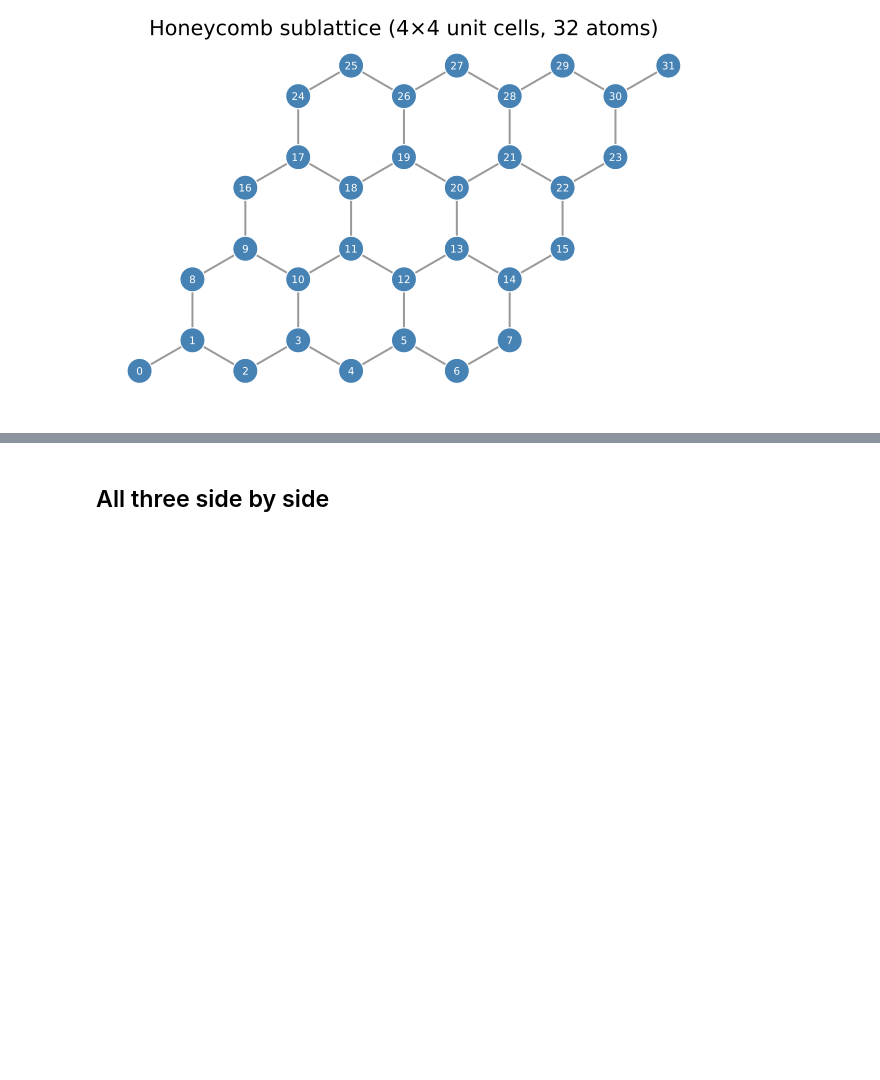
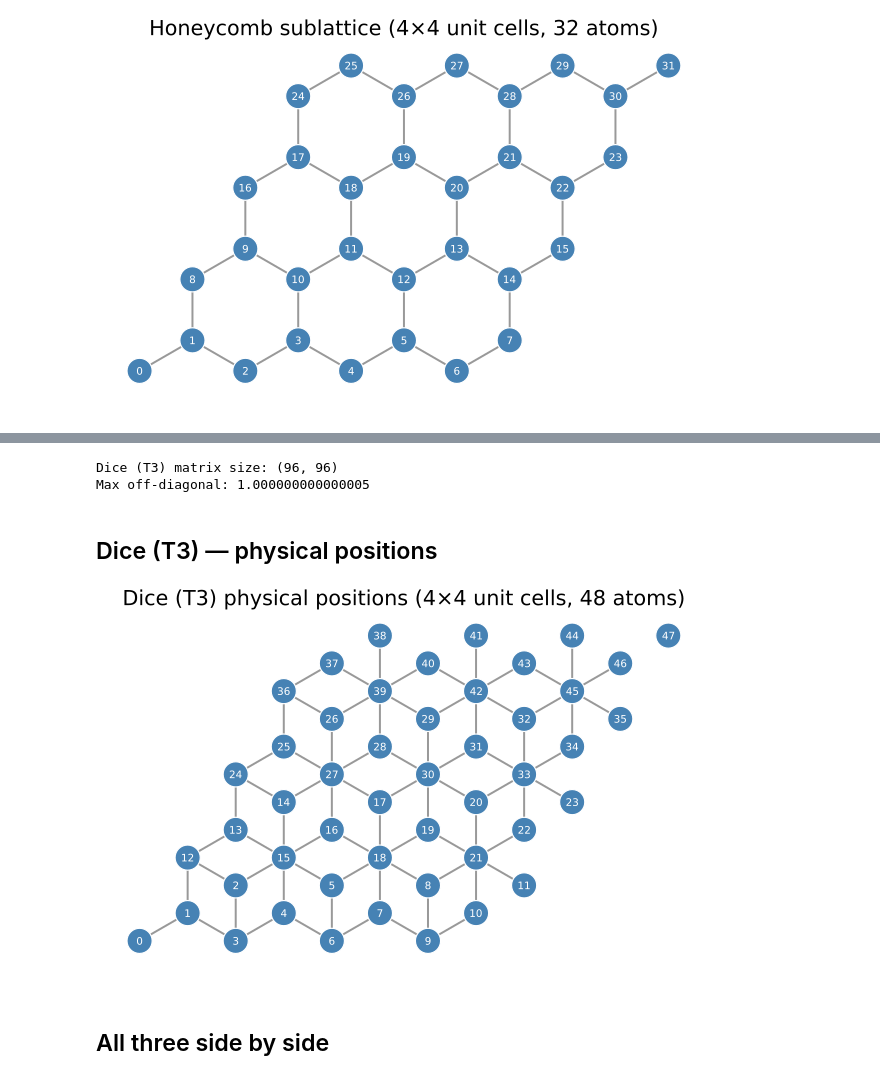
Before and after one commit to TensorBinding/TensorBinding, a Jupyter notebook: examples/test_geometries.ipynb, the cells around one changed output, grey strips where cells are left out. Cells and saved outputs as stored; diff of their text form; code cells hidden in the pictures; blank space fills up the shorter version.

Commit message:
Dice lattice added

```diff
--- a/examples/test_geometries.ipynb
+++ b/examples/test_geometries.ipynb
@@ -218,3 +236,19 @@ plot_bonds_physical(real.(M_hc), geometry_matrix(H_hc);
+# %%
+Lx_dice, Ly_dice = 3, 2    # 4×4 = 16 unit cells → 48 atoms total
+H_dice = TensorBinding.get_Hamiltonian("dice", 1.0; L=Lx_dice+Ly_dice, Lx=Lx_dice, Ly=Ly_dice)
+M_dice = TensorBinding.get_matrix(H_dice.mpo, H_dice.sites)
+println("Dice (T3) matrix size: $(size(M_dice))")
+println("Max off-diagonal: ", maximum(abs, M_dice - Diagonal(diag(M_dice))))
+# %% [output]
+Dice (T3) matrix size: (96, 96)
+Max off-diagonal: 1.000000000000005
+# %% [markdown]
+## Dice (T3) — physical positions
+# %%
+plot_bonds_physical(real.(M_dice), geometry_matrix(H_dice);
+                    title="Dice (T3) physical positions ($(2^Lx_dice)×$(2^Ly_dice) unit cells, $(size(M_dice,1)) atoms)")
+# %% [output]
+[figure, added]
 # %% [markdown]
 ## All three side by side
 # %%
```
Also changed, not shown: parts of 5 cells of this notebook, 3 other files.
